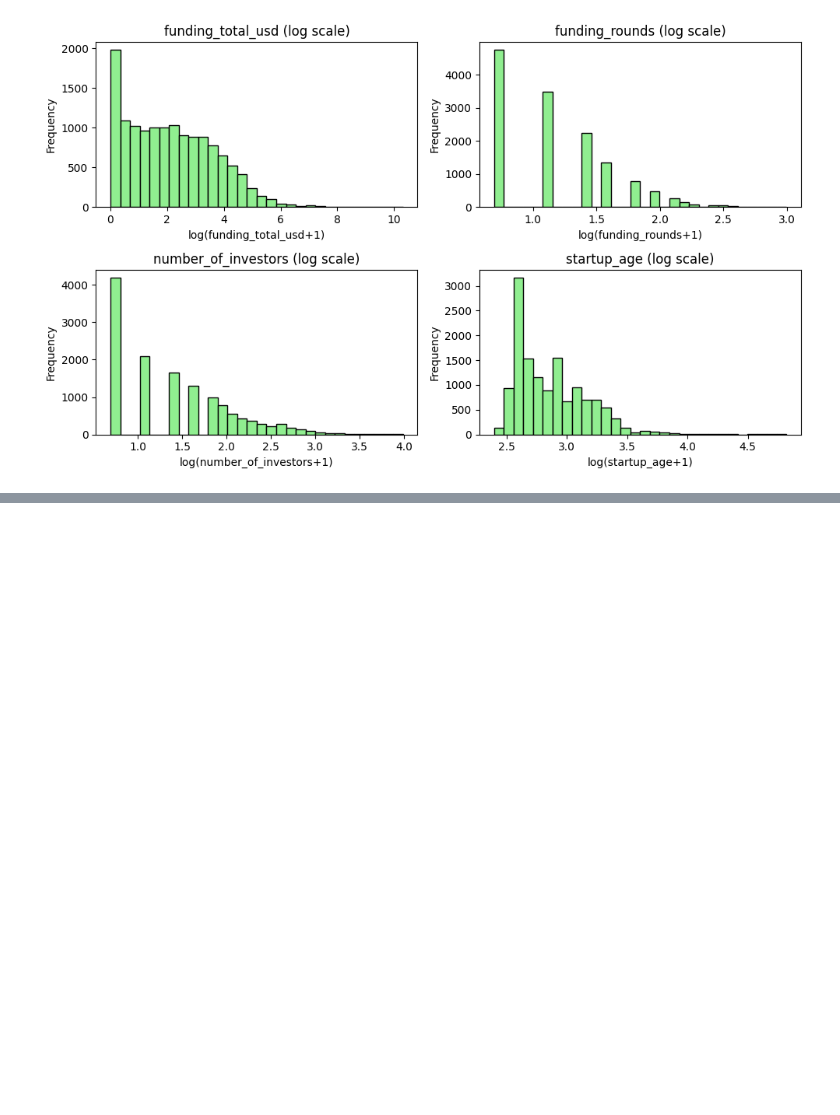
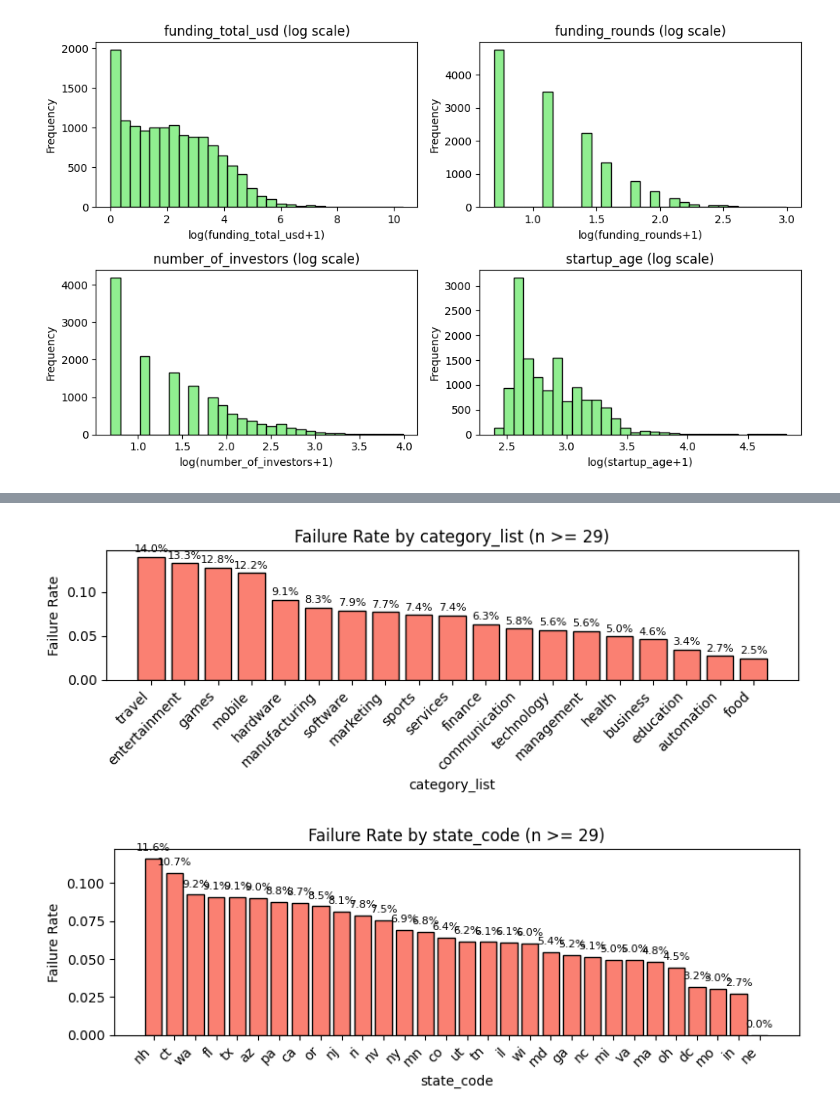
Before and after one commit to bruno-lima98/personal_projects, a Jupyter notebook: project-1/main.ipynb, the cells around one changed output, grey strips where cells are left out. Cells and saved outputs as stored; diff of their text form; code cells hidden in the pictures; blank space fills up the shorter version.

```diff
--- a/project-1/main.ipynb
+++ b/project-1/main.ipynb
@@ -248,0 +291,34 @@ Index(['category_list', 'funding_total_usd', 'state_code', 'funding_rounds',
+# %%
+cat_valid = df['category_list'].value_counts()[df['category_list'].value_counts() >= n_min].index
+state_valid = df['state_code'].value_counts()[df['state_code'].value_counts() >= n_min].index
+
+
+for col in categorical:
+    df_filtered = df[df[col].isin(cat_valid if col == 'category_list' else state_valid)]
+
+    failure_rate = (
+        df_filtered.groupby(col)['status_binary']
+        .mean()
+        .sort_values(ascending=False)
+        .reset_index()
+    )
+
+    plt.figure(figsize=(8, 3))
+    plt.bar(failure_rate[col], failure_rate['status_binary'], color='salmon', edgecolor='black')
+    plt.title(f'Failure Rate by {col} (n >= {n_min})')
+    plt.xlabel(col)
+    plt.ylabel('Failure Rate')
+    plt.xticks(rotation=45, ha='right')
+
+    for i, v in enumerate(failure_rate['status_binary']):
+        plt.text(i, v + 0.005, f"{v*100:.1f}%", ha='center', fontsize=8)
+
+    plt.tight_layout()
+    plt.show()
+
+# Here we can highlight the riskiest groups in these two categories:
+# Category_list: travel, entertainment, games, and mobile all have failure rates above 10%, indicating more challenging sectors.
+# States: There are no extreme outliers, but NH and CT are slightly above the others in failure rate.
+# %% [output]
+[figure, added]
+[figure, added]
```
Also changed, not shown: parts of 22 cells of this notebook.
